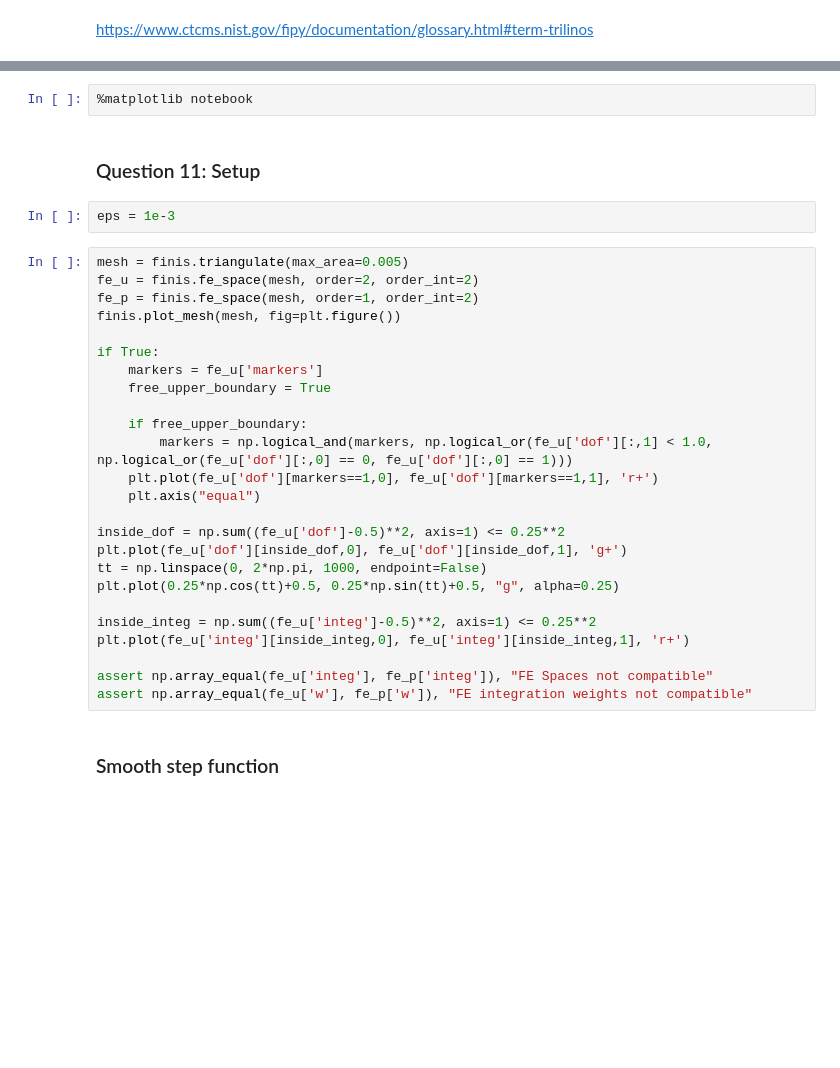
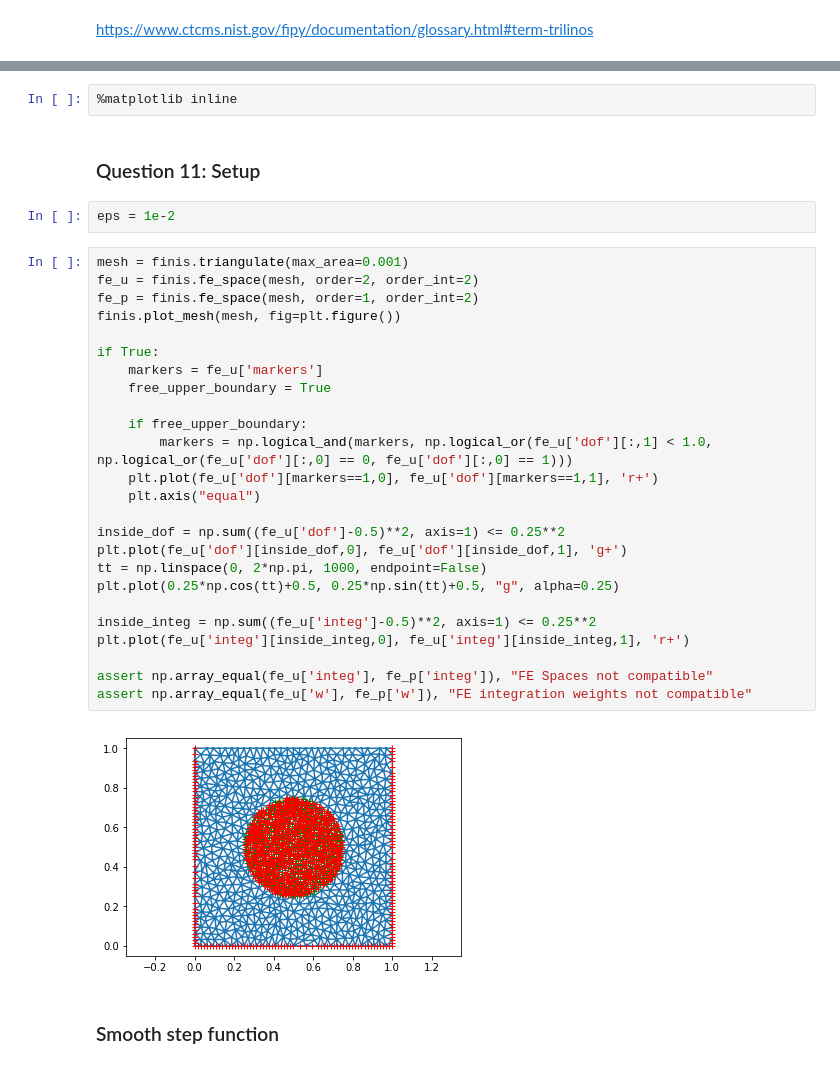
Before and after one commit to lkskstlr/map584, a Jupyter notebook: project/Question11.ipynb, the cells around one changed output, grey strips where cells are left out. Drawn from its saved outputs; the diff is of its cells as text; blank space fills up the shorter version.

Commit message:
full commit with figures for report

```diff
--- a/project/Question11.ipynb
+++ b/project/Question11.ipynb
@@ -21,34 +21,36 @@ from mpl_toolkits.mplot3d import Axes3D
 # %%
-%matplotlib notebook
+%matplotlib inline
 # %% [markdown]
 ### Question 11: Setup
 # %%
-eps = 1e-3
+eps = 1e-2
 # %%
-mesh = finis.triangulate(max_area=0.005)
+mesh = finis.triangulate(max_area=0.001)
 fe_u = finis.fe_space(mesh, order=2, order_int=2)
 fe_p = finis.fe_space(mesh, order=1, order_int=2)
 finis.plot_mesh(mesh, fig=plt.figure())
 
 if True:
     markers = fe_u['markers']
     free_upper_boundary = True
 
     if free_upper_boundary:
         markers = np.logical_and(markers, np.logical_or(fe_u['dof'][:,1] < 1.0, np.logical_or(fe_u['dof'][:,0] == 0, fe_u['dof'][:,0] == 1)))
     plt.plot(fe_u['dof'][markers==1,0], fe_u['dof'][markers==1,1], 'r+')
     plt.axis("equal")
 
 inside_dof = np.sum((fe_u['dof']-0.5)**2, axis=1) <= 0.25**2
 plt.plot(fe_u['dof'][inside_dof,0], fe_u['dof'][inside_dof,1], 'g+')
 tt = np.linspace(0, 2*np.pi, 1000, endpoint=False)
 plt.plot(0.25*np.cos(tt)+0.5, 0.25*np.sin(tt)+0.5, "g", alpha=0.25)
 
 inside_integ = np.sum((fe_u['integ']-0.5)**2, axis=1) <= 0.25**2
 plt.plot(fe_u['integ'][inside_integ,0], fe_u['integ'][inside_integ,1], 'r+')
 
 assert np.array_equal(fe_u['integ'], fe_p['integ']), "FE Spaces not compatible"
 assert np.array_equal(fe_u['w'], fe_p['w']), "FE integration weights not compatible"
+# %% [output]
+[figure, added]
 # %% [markdown]
 ### Smooth step function
 # %%
```
Also changed, not shown: parts of 8 cells of this notebook, 21 other files.
